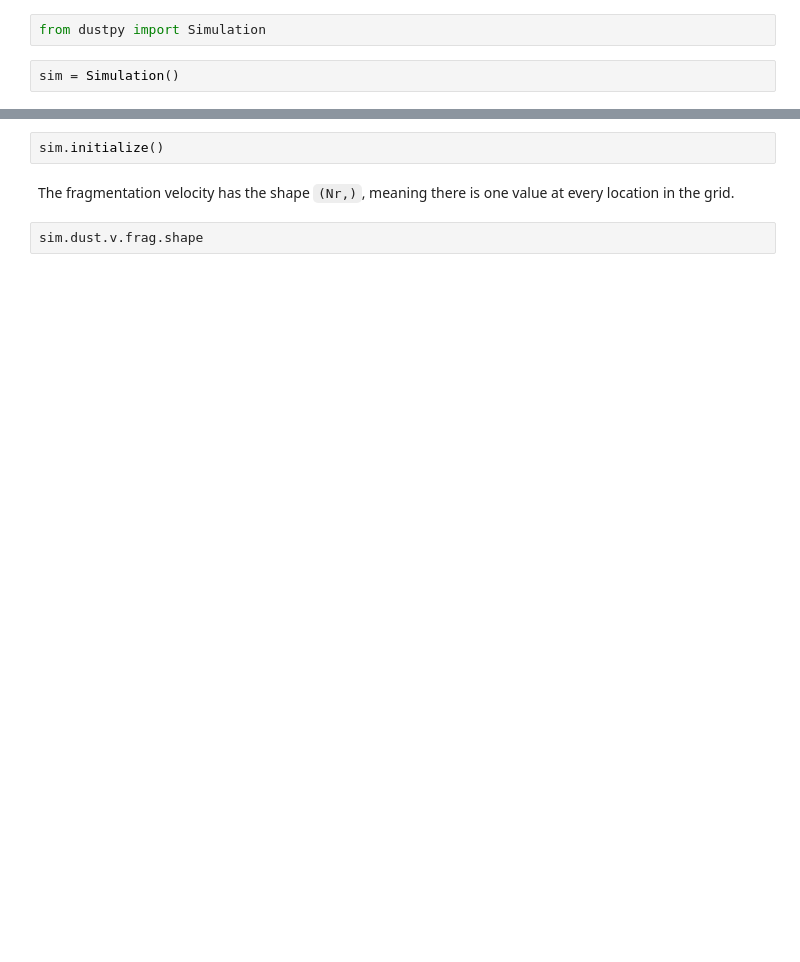
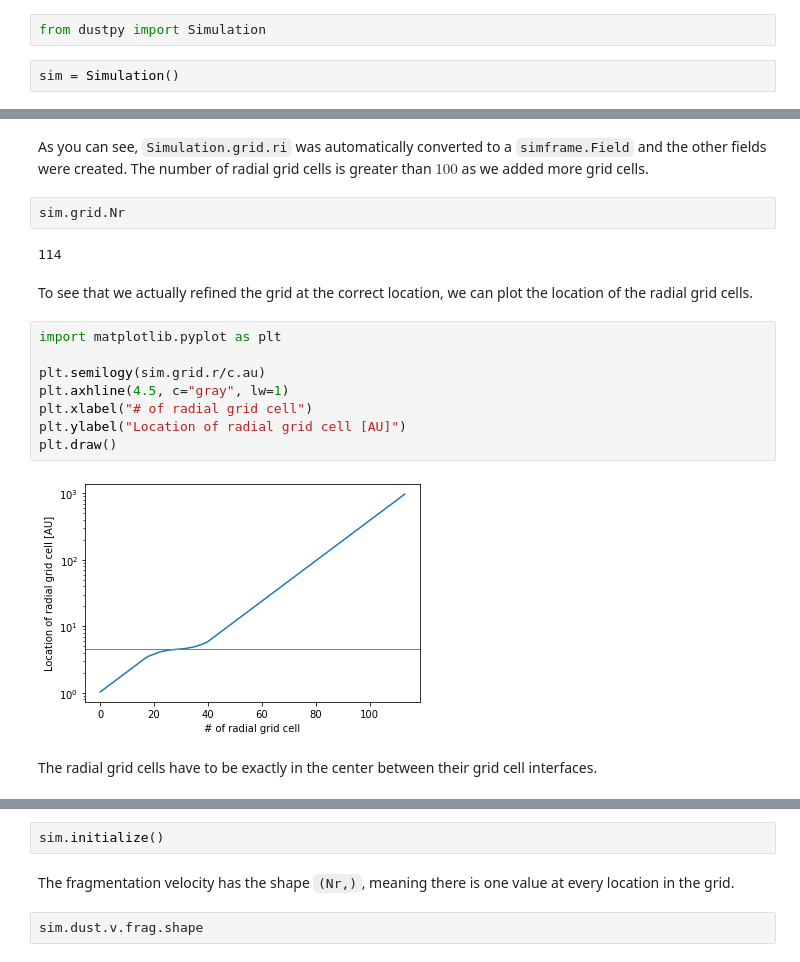
Before and after one commit to stammler/dustpy, a Jupyter notebook: examples/3_advanced_customization.ipynb, the cells around one changed output, grey strips where cells are left out. Drawn from its saved outputs; the diff is of its cells as text; blank space fills up the shorter version.

```diff
--- a/examples/3_advanced_customization.ipynb
+++ b/examples/3_advanced_customization.ipynb
@@ -14,0 +137,20 @@ sim = Simulation()
+# %% [markdown]
+As you can see, `Simulation.grid.ri` was automatically converted to a `simframe.Field` and the other fields were created. The number of radial grid cells is greater than $100$ as we added more grid cells.
+# %%
+sim.grid.Nr
+# %% [output]
+114
+# %% [markdown]
+To see that we actually refined the grid at the correct location, we can plot the location of the radial grid cells.
+# %%
+import matplotlib.pyplot as plt
+
+plt.semilogy(sim.grid.r/c.au)
+plt.axhline(4.5, c="gray", lw=1)
+plt.xlabel("# of radial grid cell")
+plt.ylabel("Location of radial grid cell [AU]")
+plt.draw()
+# %% [output]
+[figure, added]
+# %% [markdown]
+The radial grid cells have to be exactly in the center between their grid cell interfaces.
```
Also changed, not shown: parts of 70 cells of this notebook, 2 other files.
